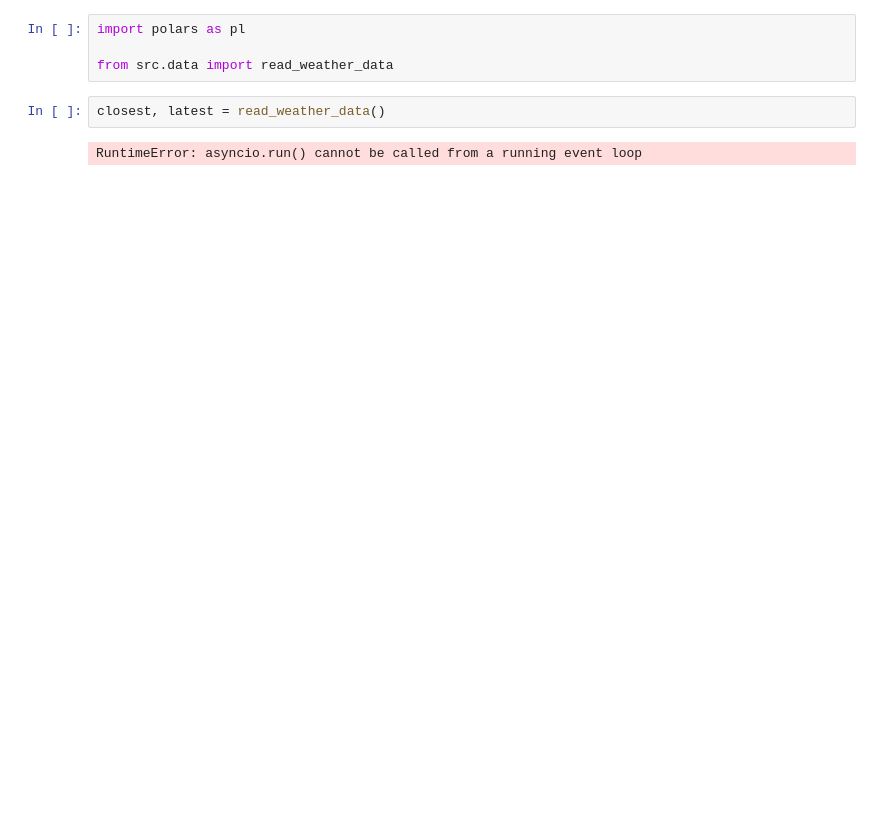
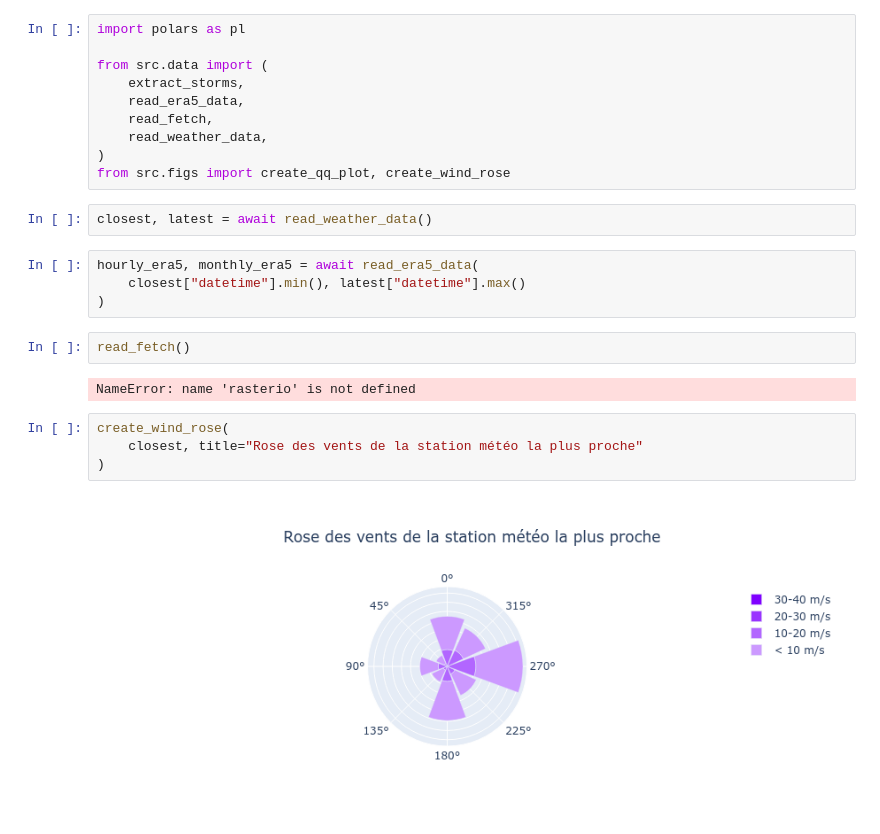
Before and after one commit to antoinelb/gex3001-projet-meteo, a Jupyter notebook: notebooks/dev.ipynb, the cells around one changed output. Cells and saved outputs as stored; diff of their text form; blank space fills up the shorter version.

Commit message:
Working era5 and station downloads

```diff
--- a/notebooks/dev.ipynb
+++ b/notebooks/dev.ipynb
@@ -1,8 +1,26 @@
 # %%
 import polars as pl
 
-from src.data import read_weather_data
+from src.data import (
+    extract_storms,
+    read_era5_data,
+    read_fetch,
+    read_weather_data,
+)
+from src.figs import create_qq_plot, create_wind_rose
 # %%
-closest, latest = read_weather_data()
+closest, latest = await read_weather_data()
-# %% [output]
-RuntimeError: asyncio.run() cannot be called from a running event loop
+# %%
+hourly_era5, monthly_era5 = await read_era5_data(
+    closest["datetime"].min(), latest["datetime"].max()
+)
+# %%
+read_fetch()
+# %% [output]
+NameError: name 'rasterio' is not defined
+# %%
+create_wind_rose(
+    closest, title="Rose des vents de la station météo la plus proche"
+)
+# %% [output]
+[figure, added]
```
Also changed, not shown: parts of 11 cells of this notebook, 6 other files.
